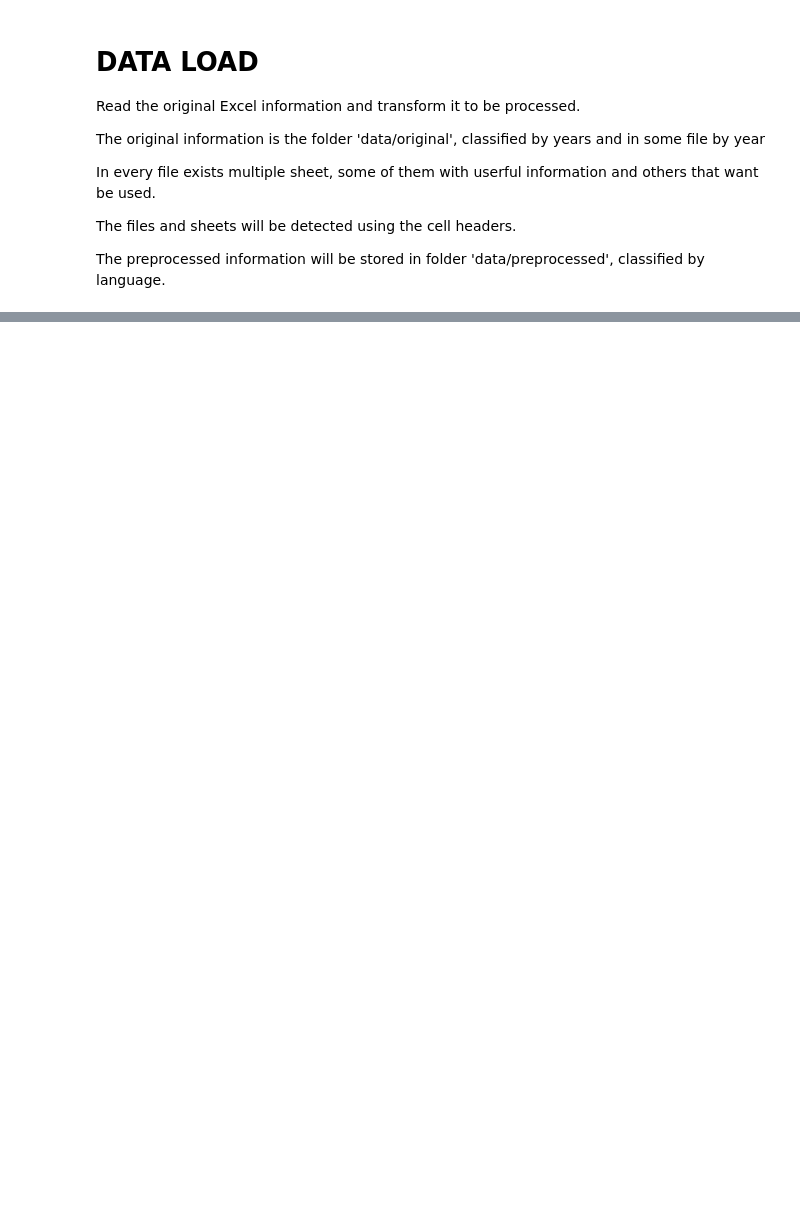
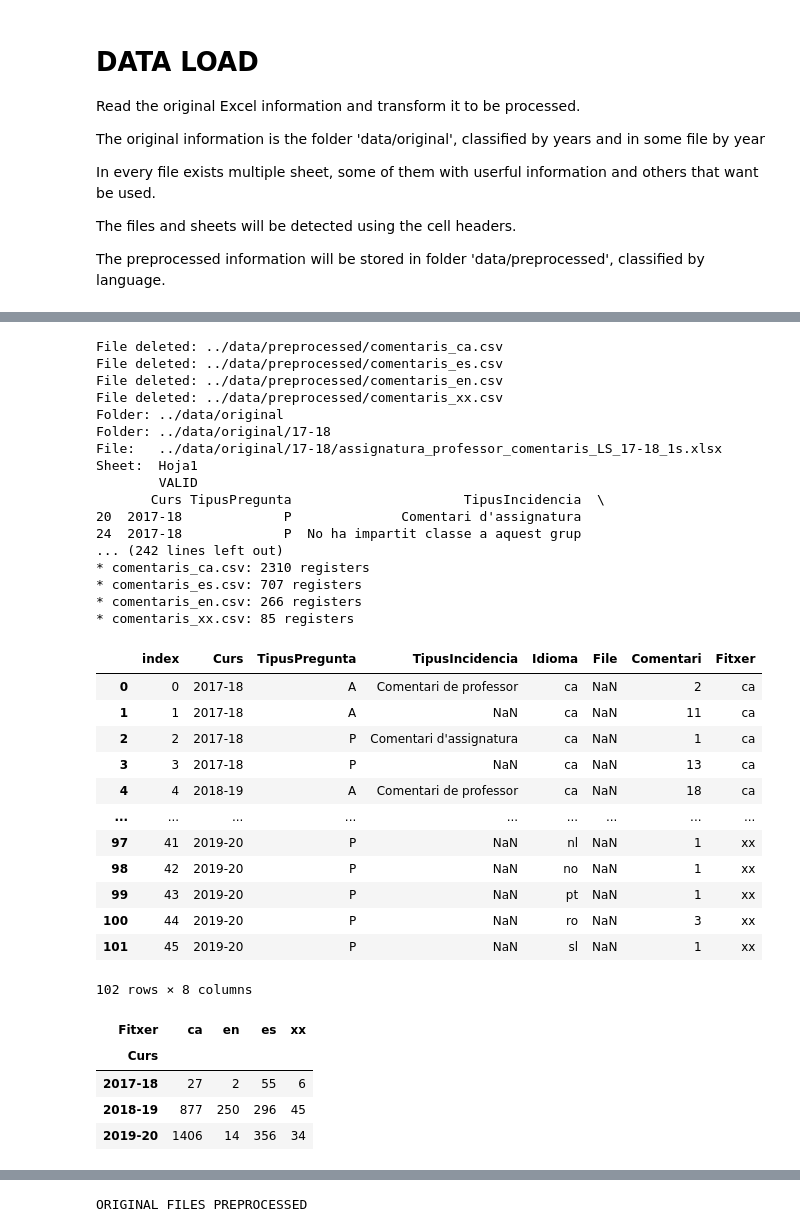
Before and after one commit to dsm9/TreballFiMaster, a Jupyter notebook: spacy/load_data.ipynb, the cells around one changed output, grey strips where cells are left out. Cells and saved outputs as stored; diff of their text form; code cells hidden in the pictures; blank space fills up the shorter version.

Commit message:
loading examples data and creating preprocessed files

```diff
--- a/spacy/load_data.ipynb
+++ b/spacy/load_data.ipynb
@@ -24,3 +29,4 @@ from spacy_langdetect import LanguageDetector
 # %%
-pathori = "../data/original/"
+pathori = "../data/original"
 pathdest = "../data/preprocessed/"
+debug = True
@@ -111,0 +93,35 @@ YELLOW
+# %%
+# Load data from file
+
+def load_file(url):
+    try:
+        if debug:
+            print (Fore.BLACK + "File:   " + url)
+        sheet = ""
+        xlsx = pd.ExcelFile(url)
+        for sheet in xlsx.sheet_names:
+            if debug:
+                print (Fore.BLACK + "Sheet:  " + sheet)
+            data = pd.read_excel(xlsx, sheet)
+            if validateSheet(data):
+#                print ("Processing file: " + url)
+                data_res = process_file(data)
+                write_file(data_res)
+
+    except:
+        print (Fore.LIGHTWHITE_EX + " " * 8 + "NO VALID")
+# %%
+# Load data from folder
+
+def load_folder(folder):
+
+    if debug:
+        print (Fore.BLACK + 'Folder: ' + folder)
+    if os.path.isdir(folder):
+        for file in os.listdir(folder):
+            url = folder+"/"+file
+#            print (url)
+            if os.path.isdir(url):
+                load_folder(url)
+            if os.path.isfile(url):
+                load_file(url)
@@ -111,0 +215,41 @@ YELLOW
+# %%
+delete_preprocessed_files()
+load_folder(pathori)
+analyze_files()
+print (Fore.BLACK + "ORIGINAL FILES PREPROCESSED")
+# %% [output]
+File deleted: ../data/preprocessed/comentaris_ca.csv
+File deleted: ../data/preprocessed/comentaris_es.csv
+File deleted: ../data/preprocessed/comentaris_en.csv
+File deleted: ../data/preprocessed/comentaris_xx.csv
+Folder: ../data/original
+Folder: ../data/original/17-18
+File:   ../data/original/17-18/assignatura_professor_comentaris_LS_17-18_1s.xlsx
+Sheet:  Hoja1
+        VALID
+       Curs TipusPregunta                      TipusIncidencia  \
+20  2017-18             P              Comentari d'assignatura
+24  2017-18             P  No ha impartit classe a aquest grup
+... (242 lines left out)
+* comentaris_ca.csv: 2310 registers
+* comentaris_es.csv: 707 registers
+* comentaris_en.csv: 266 registers
+* comentaris_xx.csv: 85 registers
+|  | index | Curs | TipusPregunta | TipusIncidencia | Idioma | File | Comentari | Fitxer |
+| 0 | 0 | 2017-18 | A | Comentari de professor | ca | NaN | 2 | ca |
+| 1 | 1 | 2017-18 | A | NaN | ca | NaN | 11 | ca |
+| 2 | 2 | 2017-18 | P | Comentari d'assignatura | ca | NaN | 1 | ca |
+| 3 | 3 | 2017-18 | P | NaN | ca | NaN | 13 | ca |
+| 4 | 4 | 2018-19 | A | Comentari de professor | ca | NaN | 18 | ca |
+| ... | ... | ... | ... | ... | ... | ... | ... | ... |
+| 97 | 41 | 2019-20 | P | NaN | nl | NaN | 1 | xx |
+| 98 | 42 | 2019-20 | P | NaN | no | NaN | 1 | xx |
+| 99 | 43 | 2019-20 | P | NaN | pt | NaN | 1 | xx |
+| 100 | 44 | 2019-20 | P | NaN | ro | NaN | 3 | xx |
+| 101 | 45 | 2019-20 | P | NaN | sl | NaN | 1 | xx |
+102 rows × 8 columns
+| Fitxer | ca | en | es | xx |
+| Curs |  |  |  |  |
+| 2017-18 | 27 | 2 | 55 | 6 |
+| 2018-19 | 877 | 250 | 296 | 45 |
+| 2019-20 | 1406 | 14 | 356 | 34 |
@@ -111,0 +288 @@ YELLOW
+ORIGINAL FILES PREPROCESSED
```
Also changed, not shown: parts of 10 cells of this notebook, 6 other files.
